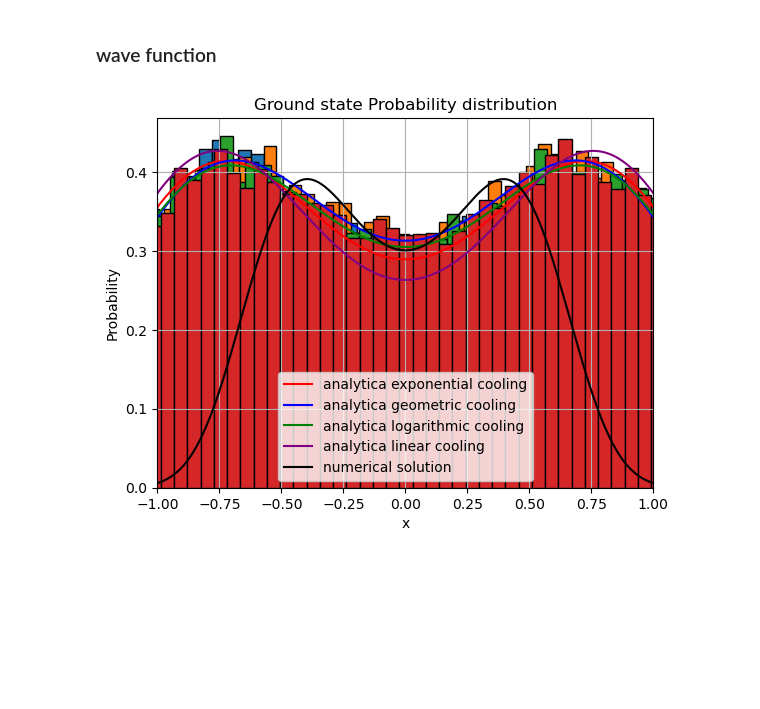
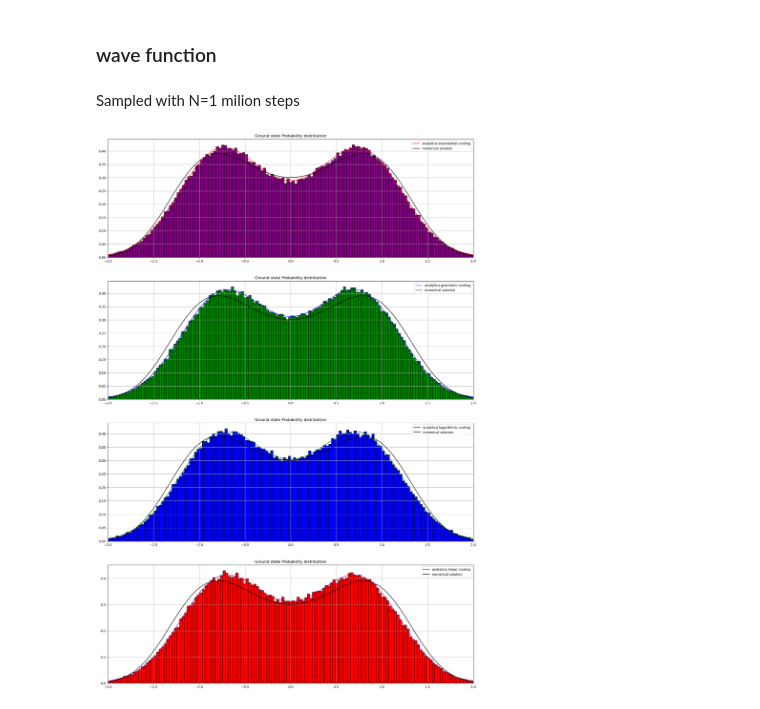
Before and after one commit to JiahaoMiao/LSN, a Jupyter notebook: Lezione_8/LSN_Exercises_08.ipynb, the cells around one changed output. Cells and saved outputs as stored; diff of their text form; code cells hidden in the pictures; blank space fills up the shorter version.

Commit message:
risolto istogramma finale, manca stima errore mu e sigma

```diff
--- a/Lezione_8/LSN_Exercises_08.ipynb
+++ b/Lezione_8/LSN_Exercises_08.ipynb
@@ -445,39 +445,42 @@ Ground state energy:  -0.46046587969271535
 [figure]
 # %% [markdown]
 ###  wave function
+# %% [markdown]
+Sampled with N=1 milion steps
 # %%
 #wave function
-mu = 1
-sigma= 0.5
 def wave(x):
    return (np.exp((-(x-mu)**2)/(2*sigma**2)) + np.exp((-( x + mu)**2)/(2*sigma**2)))
 
 #modulus squared norm calculated using mathematica
 def norm(mu,sigma):
     return 2*(1+np.exp(-mu**2/sigma**2)) *np.sqrt(np.pi)*abs(sigma)
 
 def wave2(x,mu,sigma):
    return wave(x)**2/norm(mu,sigma)
 
+fig,axs = plt.subplots(4,1,figsize=(20,30)) # 4 rows, 1 columns figsize=(width, height)
+
 cooling = ['exponential','geometric','logarithmic','linear']
 color = ['red','blue','green','purple']
-mus = [-0.801444,-0.779125 ,-0.794049,-0.810891]
-sigmas = [0.621512,-0.622315,-0.6315,0.602656]
-x = np.linspace(-2.5,2.5,1000)
+mus = [-0.801444,-0.779125 ,-0.794049,-0.781873]
+sigmas = [0.621512,-0.622315,-0.6315,0.6238]
+x = np.linspace(-5,5,1000)
+
 for i,cooling in enumerate(cooling_schedule):
    data = np.loadtxt('DATA/Minimum/'+cooling+'/wave.dat',usecols=(0),unpack=True)
-   plt.hist(data, bins=100,edgecolor='black',density= True)  # Adjust the number of bins as needed
+   axs[i].hist(data, bins=200,edgecolor='black',density= True,color = color[3-i])  # Adjust the number of bins as needed
    mu = mus[i]
    sigma = sigmas[i]
-   plt.plot(x,wave2(x,mu,sigma),color=color[i],label='analytica '+cooling+' cooling')
-   # x = np.linspace(-a/2, a/2, N)
-plt.plot(x,(psi[0])**2,color='black',label='numerical solution')
-plt.title('Ground state Probability distribution')
-plt.xlabel('x')
-plt.ylabel('Probability')
-plt.xlim((-1,1))
-plt.legend()
-plt.grid(True)
+   axs[i].plot(x,wave2(x,mu,sigma),color=color[i],label='analytica '+cooling+' cooling')
+   axs[i].plot(x,(psi[0])**2,color='black',label='numerical solution')
+   axs[i].grid(True)
+   axs[i].xaxis.set_label('x')
+   axs[i].yaxis.set_label('Probability')
+   axs[i].set_xlim(-2,2)
+   axs[i].set_title('Ground state Probability distribution')
+   axs[i].legend()
+
 plt.show()
 # %% [output]
-[figure, old version]
+[figure, new version]
```
Also changed, not shown: parts of 2 cells of this notebook, 12 other files.
